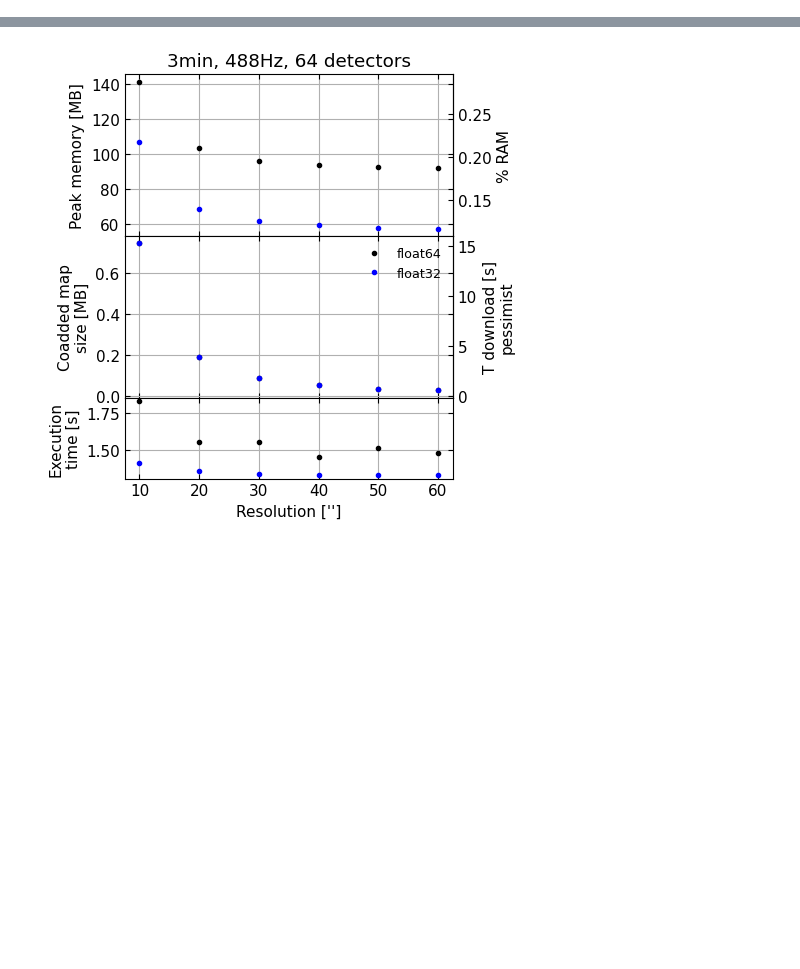
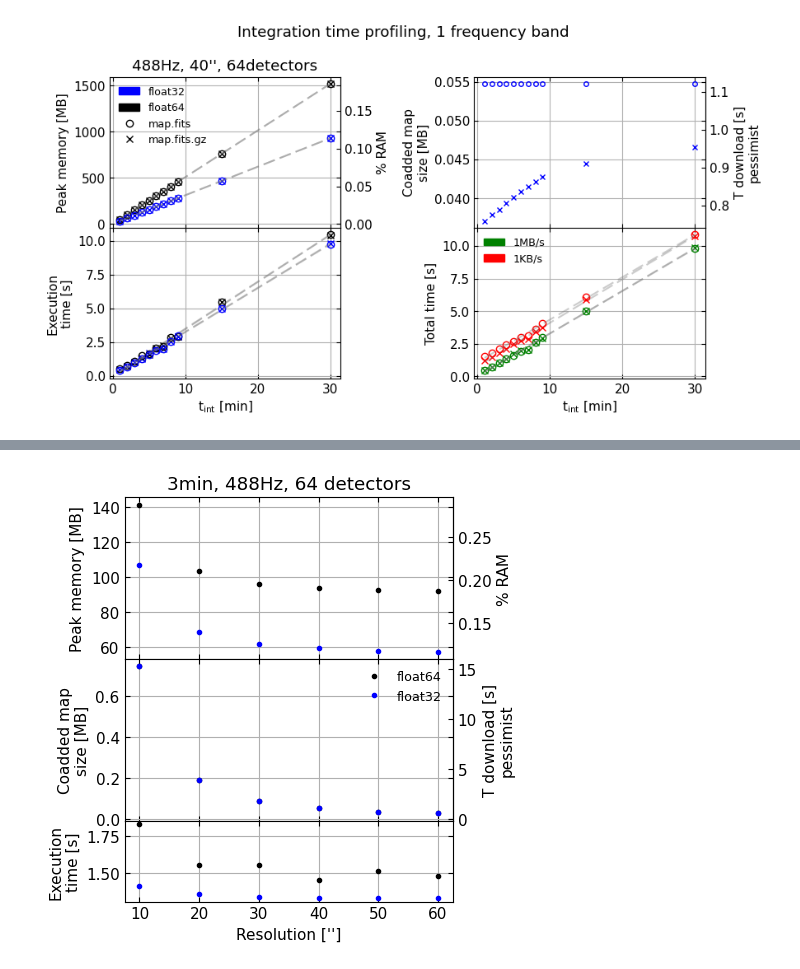
Before and after one commit to tim-balloon/TIM_analysis, a Jupyter notebook: namap/profiling.ipynb, the cells around one changed output, grey strips where cells are left out. Drawn from its saved outputs; the diff is of its cells as text; code cells hidden in the pictures; blank space fills up the shorter version.

```diff
--- a/namap/profiling.ipynb
+++ b/namap/profiling.ipynb
@@ -26,6 +30,3 @@ matplotlib.rcParams.update({'legend.fancybox':False})
 matplotlib.rcParams.update({'legend.framealpha':0.6})
 matplotlib.rcParams.update({'lines.dashed_pattern':[7,3]})
 matplotlib.rcParams.update({'lines.dashed_pattern':[7,3]})
-# %%
-perfs = pickle.load( open('/home/mvancuyck/Desktop/TODs_profiling/namap_perf_profiling.p', 'rb'))
-perfs.keys()
@@ -33,0 +33,78 @@ dict_keys(['profiling vs tod time', 'profiling vs resolution', 'profiling vs nb
+# %%
+file_perfs = 'fits_and_hdf5/namap_perf_profiling.p'
+perfs = pickle.load( open(file_perfs, 'rb'))
+RAM_MB = 8 *1024
+# %%
+fig, axs = plt.subplots(2,2,figsize=(9,5), sharex=True)#,gridspec_kw={'height_ratios': [2, 2, 1]})
+fig.suptitle("Integration time profiling, 1 frequency band")
+axm, axb, axt, axT = axs[0,0], axs[0,1], axs[1,0], axs[1,1],
+key = 'profiling vs tod time'
+key2 = "t_int"
+
+for map_compression, marker in zip(('coadd.fits.gz', 'coadd.fits'), ('x','o')):
+    axb.plot(perfs[key][key2], perfs[key]['float64'][map_compression]['output size [MB]'], marker,mfc='none',mec=color, markersize=4)
+    print(perfs[key]['float64'][map_compression]['output size [MB]'])
+
+    for precision, color in zip(('float64', 'float32'),('k','b','r')):
+        axm.plot(perfs[key][key2], perfs[key][precision][map_compression]['peak memory [MB]'], f'{marker}', mfc='none',mec=color,)
+
+        a_coeffs = np.polyfit(perfs[key][key2], perfs[key][precision][map_compression]['peak memory [MB]'], 1)
+        p_lin = np.poly1d(a_coeffs)
+        x_fit = np.linspace(min(perfs[key][key2]), max(perfs[key][key2]), 200)
+        y_lin = p_lin(x_fit)
+        axm.plot(x_fit, y_lin, color='gray', linestyle='--', alpha=0.4)
+
+        axt.plot(perfs[key][key2], perfs[key][precision][map_compression]['time [s]'],f'{marker}', mfc='none',mec=color,)
+
+        a_coeffs = np.polyfit(perfs[key][key2], perfs[key][precision][map_compression]['time [s]'], 1)
+        p_lin = np.poly1d(a_coeffs)
+        x_fit = np.linspace(min(perfs[key][key2]), max(perfs[key][key2]), 200)
+        y_lin = p_lin(x_fit)
+        axt.plot(x_fit, y_lin, color='gray', linestyle='--', alpha=0.4)
+
+    for telemetry, colort, label in zip((0.048828125, 1), ('r','g'), ('1KB/s', '1MB/s')):
+        telemetry_time = np.asarray(perfs[key]['float32'][map_compression]['output size [MB]']) / telemetry
+        Ttot =  np.asarray(perfs[key]['float32'][map_compression]['time [s]'])+telemetry_time
+        axT.plot(perfs[key][key2],Ttot,f'{marker}', mfc='none',mec=colort, label=label)
+
+
+        a_coeffs = np.polyfit(perfs[key][key2], Ttot, 1)
+        p_lin = np.poly1d(a_coeffs)
+        x_fit = np.linspace(min(perfs[key][key2]), max(perfs[key][key2]), 200)
+        y_lin = p_lin(x_fit)
+        axT.plot(x_fit, y_lin, color='gray', linestyle='--', alpha=0.4)
+
+patchs = []
+patch = mpatches.Patch(color='b', label='float32'); patchs.append(patch);
+patch = mpatches.Patch(color='k', label='float64'); patchs.append(patch);
+patch = mlines.Line2D([], [], linestyle='None',marker='o',    markerfacecolor='none',  markeredgecolor='k',  label='map.fits'); patchs.append(patch)
+patch = mlines.Line2D([], [], color='k', linestyle='None',marker='x',  label='map.fits.gz'); patchs.append(patch)
+axm.legend(handles=patchs)
+
+patchs = []
+patch = mpatches.Patch(color='g', label='1MB/s'); patchs.append(patch);
+patch = mpatches.Patch(color='r', label='1KB/s'); patchs.append(patch);
+axT.legend(handles=patchs)
+
+
+def f_to_z(x): return x/ (8 *1024)
+secax = axm.secondary_yaxis("right", functions=(f_to_z,f_to_z))
+secax.set_ylabel(f'% RAM')
+
+def f_to_z(x): return x/0.048828125
+secax = axb.secondary_yaxis("right", functions=(f_to_z,f_to_z))
+secax.set_ylabel(f'T download [s]\npessimist')
+
+ymin, ymax = axm.get_ylim()
+#axm.set_yticks(np.arange(int(0), int(ymax)+10, 150))
+axm.set_ylabel('Peak memory [MB]')
+axt.set_ylabel('Execution\ntime [s]')
+axT.set_ylabel('Total time [s]')
+axm.set_title("488Hz, 40'', 64detectors")
+axt.set_xlabel("$\\rm t_{int}$ [min]")
+axT.set_xlabel("$\\rm t_{int}$ [min]")
+axb.set_ylabel('Coadded map\nsize [MB]')
+
+fig.tight_layout()
+fig.subplots_adjust(hspace=0)
+# %% [output]
@@ -33,0 +113 @@ dict_keys(['profiling vs tod time', 'profiling vs resolution', 'profiling vs nb
+[figure, added]
```
Also changed, not shown: parts of 6 cells of this notebook, 4 other files.
